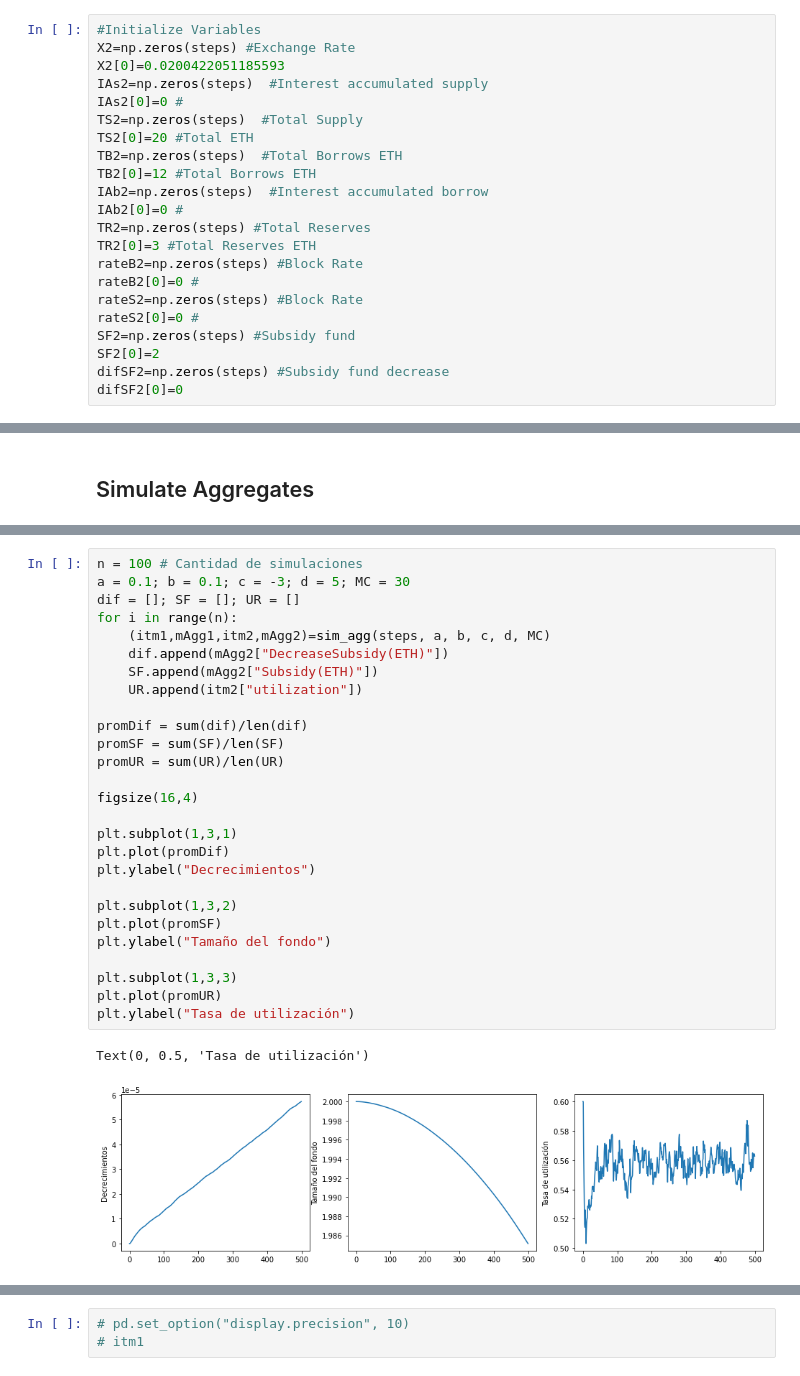
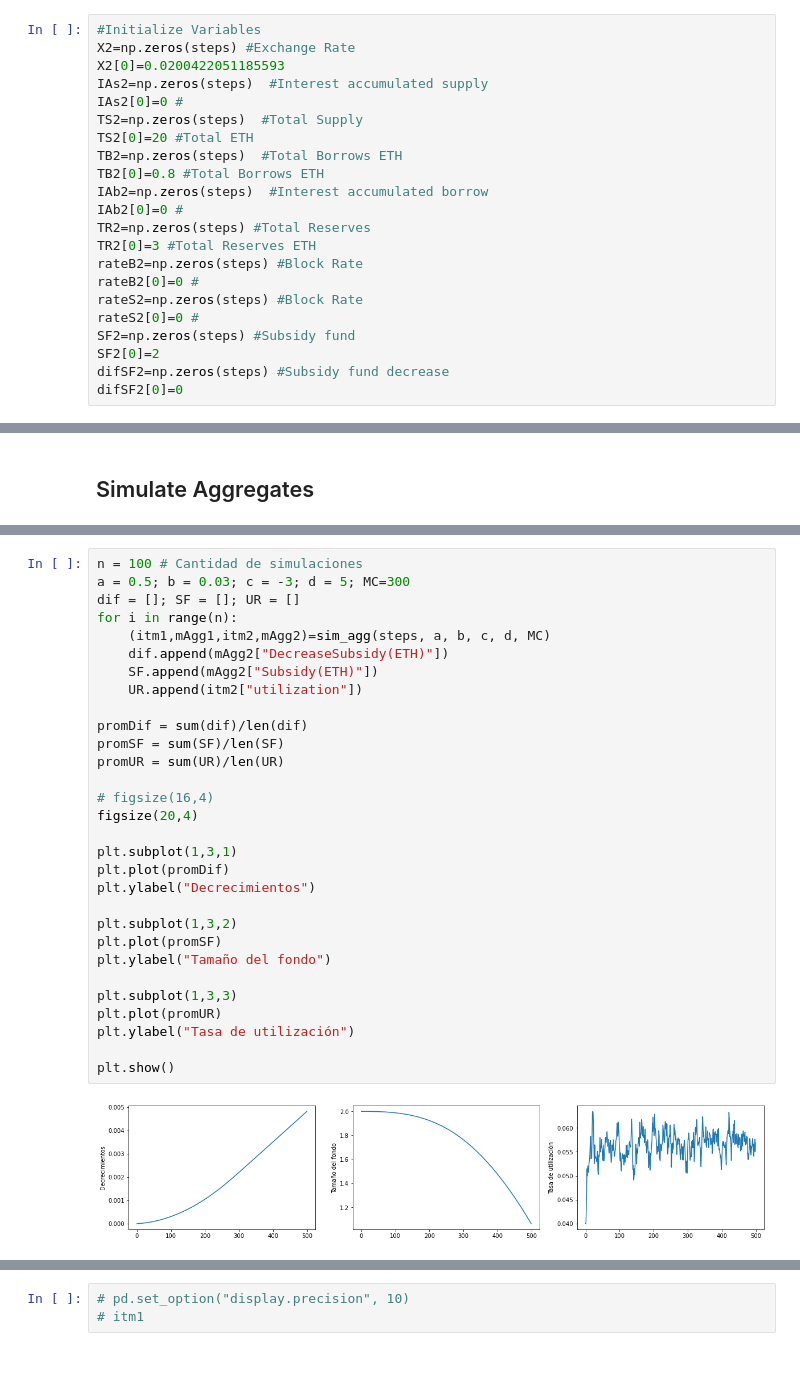
Before and after one commit to TruStartUp/tropyco-simulation, a Jupyter notebook: Modelo Hurricane/Versiones del modelo/V2 Fondo de subsidio.ipynb, the cells around one changed output, grey strips where cells are left out. Cells and saved outputs as stored; diff of their text form.

```diff
--- a/Modelo Hurricane/Versiones del modelo/V2 Fondo de subsidio.ipynb
+++ b/Modelo Hurricane/Versiones del modelo/V2 Fondo de subsidio.ipynb
@@ -50,7 +50,7 @@ IAs2[0]=0 #
 TS2=np.zeros(steps)  #Total Supply
 TS2[0]=20 #Total ETH
 TB2=np.zeros(steps)  #Total Borrows ETH
-TB2[0]=12 #Total Borrows ETH
+TB2[0]=0.8 #Total Borrows ETH
 IAb2=np.zeros(steps)  #Interest accumulated borrow
 IAb2[0]=0 #
 TR2=np.zeros(steps) #Total Reserves
@@ -262,30 +267,32 @@ plt.show()
 # %%
 n = 100 # Cantidad de simulaciones
-a = 0.1; b = 0.1; c = -3; d = 5; MC = 30
+a = 0.5; b = 0.03; c = -3; d = 5; MC=300
 dif = []; SF = []; UR = []
 for i in range(n):
     (itm1,mAgg1,itm2,mAgg2)=sim_agg(steps, a, b, c, d, MC)
     dif.append(mAgg2["DecreaseSubsidy(ETH)"])
     SF.append(mAgg2["Subsidy(ETH)"])
     UR.append(itm2["utilization"])
 
 promDif = sum(dif)/len(dif)
 promSF = sum(SF)/len(SF)
 promUR = sum(UR)/len(UR)
 
-figsize(16,4)
+# figsize(16,4)
+figsize(20,4)
 
 plt.subplot(1,3,1)
 plt.plot(promDif)
 plt.ylabel("Decrecimientos")
 
 plt.subplot(1,3,2)
 plt.plot(promSF)
 plt.ylabel("Tamaño del fondo")
 
 plt.subplot(1,3,3)
 plt.plot(promUR)
 plt.ylabel("Tasa de utilización")
+
+plt.show()
 # %% [output]
-Text(0, 0.5, 'Tasa de utilización')
-[figure, old version]
+[figure, new version]
```
Also changed, not shown: parts of 15 cells of this notebook, 11 other files.
